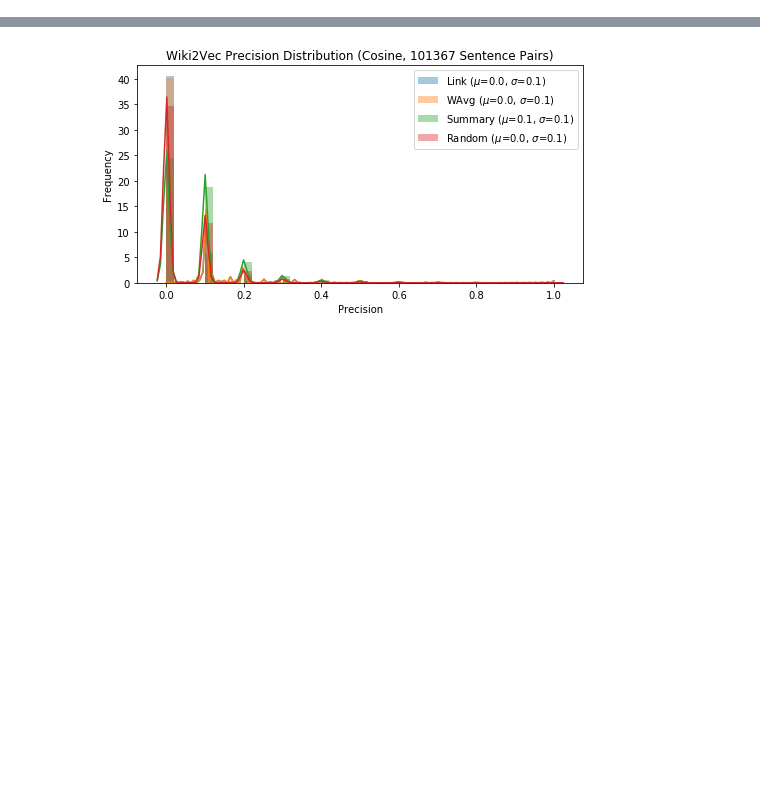
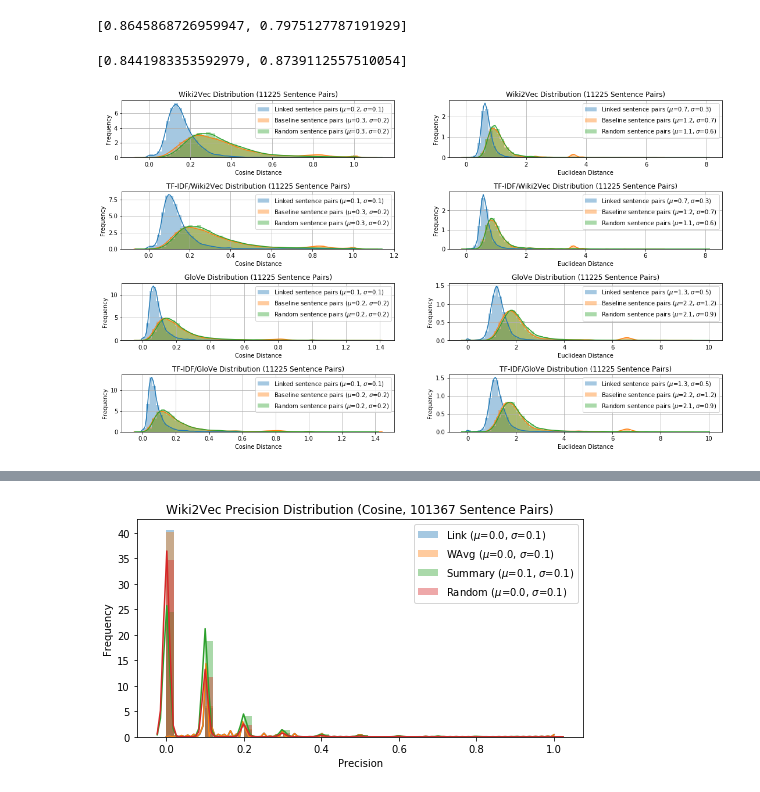
Before and after one commit to knowbodynos/wikontext, a Jupyter notebook: nb/Validation.ipynb, the cells around one changed output, grey strips where cells are left out. Cells and saved outputs as stored; diff of their text form; code cells hidden in the pictures; blank space fills up the shorter version.

```diff
--- a/nb/Validation.ipynb
+++ b/nb/Validation.ipynb
@@ -44,7 +48,7 @@ def mean_filtered(embed, doc, vocab_weights = None):
             weight_filtered = [x for x in embed_filtered if x in vocab_weights]
             if len(weight_filtered) > 0:
                 weights = np.array([vocab_weights[x] for x in weight_filtered])
-                return weights.dot(wiki2vec_embed[weight_filtered]) / weights.sum()
+                return weights.dot(embed[weight_filtered]) / weights.sum()
             else:
                 return np.zeros(embed.vector_size, dtype = np.float32)
     else:
@@ -108,10 +254,18 @@ def populate_dataframe(vectorizer, origin_title, target_title,
 # %%
 tok = Tokenizer()
 sess = requests.Session()
-wapi_url = "https://en.wikipedia.org/w/api.php"
-tfidf_vectorizer = joblib.load(models_path + '/tfidf/enwiki-latest-all-tfidf_vectorizer.joblib')
+
 wiki2vec_embed = KeyedVectors.load(models_path + '/wiki2vec/en.model.kv')
 wiki2vec_vectorizer = np.vectorize(lambda x: mean_filtered(wiki2vec_embed, x), signature = '()->(n)')
-tfidf_wiki2vec_vectorizer = np.vectorize(lambda x: mean_filtered(wiki2vec_embed, x, vocab_weights = tfidf_vectorizer.vocabulary_), signature = '()->(n)')
+wiki2vec_tfidf_embed = joblib.load(models_path + '/tfidf/enwiki-latest-all-wiki2vec_tfidf_embed.joblib')
+wiki2vec_idf = dict(zip(wiki2vec_tfidf_embed.get_feature_names(), wiki2vec_tfidf_embed.idf_))
+tfidf_wiki2vec_vectorizer = np.vectorize(lambda x: mean_filtered(wiki2vec_embed, x, vocab_weights = wiki2vec_idf), signature = '()->(n)')
+
+glove_embed = KeyedVectors.load_word2vec_format(models_path + '/glove/word2vec.glove.6B.300d.txt')
+glove_vectorizer = np.vectorize(lambda x: mean_filtered(glove_embed, x), signature = '()->(n)')
+glove_tfidf_embed = joblib.load(models_path + '/tfidf/enwiki-latest-all-glove_tfidf_embed.joblib')
+glove_idf = dict(zip(glove_tfidf_embed.get_feature_names(), glove_tfidf_embed.idf_))
+tfidf_glove_vectorizer = np.vectorize(lambda x: mean_filtered(glove_embed, x, vocab_weights = glove_idf), signature = '()->(n)')
+
 weight_vectorizer = np.vectorize(lambda x, y, z: norm.pdf(range(x.size), loc = y, scale = z), signature = '(m),(),()->(n)')
 intersect_vectorizer = np.vectorize(lambda x, y: np.intersect1d(x, y).size, signature = '(m),(n)->()')
@@ -119,0 +361,12 @@ bilinks_df = pd.read_csv(data_path + '/clickstream-enwiki-2018-08-bilinks_sample
+# %%
+# Random o->t
+[np.random.choice(sim_mat[i]) for i in origin_inds]
+# %% [output]
+[0.8645868726959947, 0.7975127787191929]
+# %%
+# Random t->o
+[np.random.choice(sim_mat[:, j]) for j in target_inds]
+# %% [output]
+[0.8441983353592979, 0.8739112557510054]
+# %%
+valid_bkp_df = pd.read_csv(data_path + '/clickstream-enwiki-2018-08-validation_bkp2.tsv', sep = '\t')
@@ -119,0 +398,35 @@ bilinks_df = pd.read_csv(data_path + '/clickstream-enwiki-2018-08-bilinks_sample
+# %%
+valid_df = pd.read_csv(data_path + '/clickstream-enwiki-2018-08-validation.tsv', sep = '\t')
+# %%
+n_rows = 4
+n_cols = 2
+
+row_labels = ["wiki2vec", "tfidf_wiki2vec", "glove", "tfidf_glove"]
+col_labels = ["cos", "euc"]
+
+row_titles = ["Wiki2Vec", "TF-IDF/Wiki2Vec", "GloVe", "TF-IDF/GloVe"]
+col_axes = ["Cosine", "Euclidean"]
+
+fig, ax = plt.subplots(nrows = n_rows, ncols = n_cols)
+fig.set_size_inches(18.5, 10.5)
+plt.subplots_adjust(hspace = 0.6)
+for i in range(n_rows):
+    for j in range(n_cols):
+        key = lambda x: "dist_{}_{}_{}".format(x, row_labels[i], col_labels[j])
+        mu = valid_df[key("linked")].mean()
+        sigma = valid_df[key("linked")].std()
+        sns.distplot(valid_df[key("linked")], ax = ax[i][j], label = "Linked sentence pairs ($\mu$={:.1f}, $\sigma$={:.1f})".format(mu, sigma))
+        mu = valid_df[key("baseline")].mean()
+        sigma = valid_df[key("baseline")].std()
+        sns.distplot(valid_df[key("baseline")], ax = ax[i][j], label = "Baseline sentence pairs ($\mu$={:.1f}, $\sigma$={:.1f})".format(mu, sigma))
+        mu = valid_df[key("random")].mean()
+        sigma = valid_df[key("random")].std()
+        sns.distplot(valid_df[key("random")], ax = ax[i][j], label = "Random sentence pairs ($\mu$={:.1f}, $\sigma$={:.1f})".format(mu, sigma))
+        ax[i][j].legend()
+        ax[i][j].grid()
+        ax[i][j].set_title("{} Distribution ({} Sentence Pairs)".format(row_titles[i], valid_df.shape[0]))
+        ax[i][j].set_xlabel("{} Distance".format(col_axes[j]))
+        ax[i][j].set_ylabel("Frequency")
+fig.savefig(eda_path + '/models_distrib.png')
+# %% [output]
+[figure, added]
```
Also changed, not shown: parts of 25 cells of this notebook, 6 other files.
